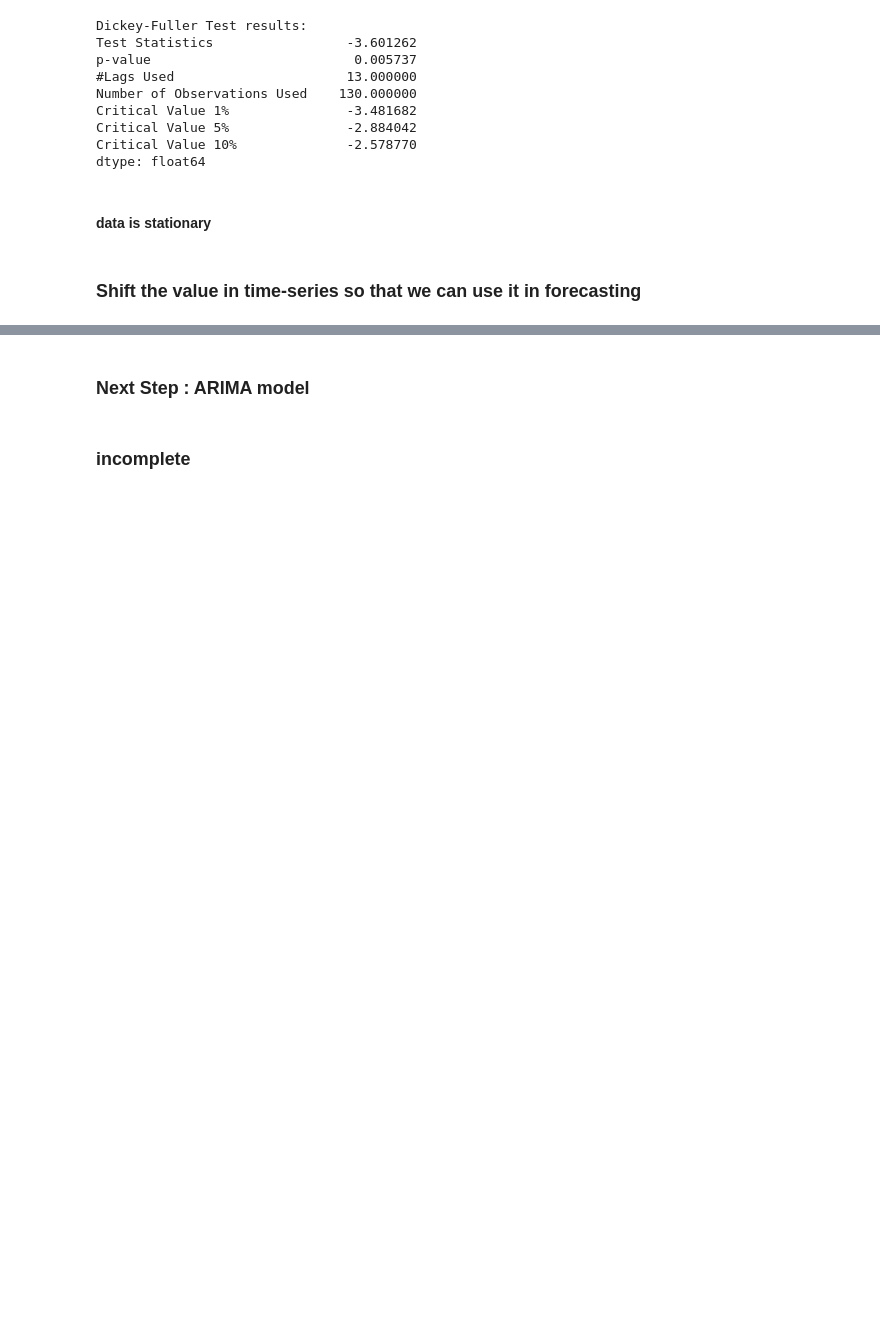
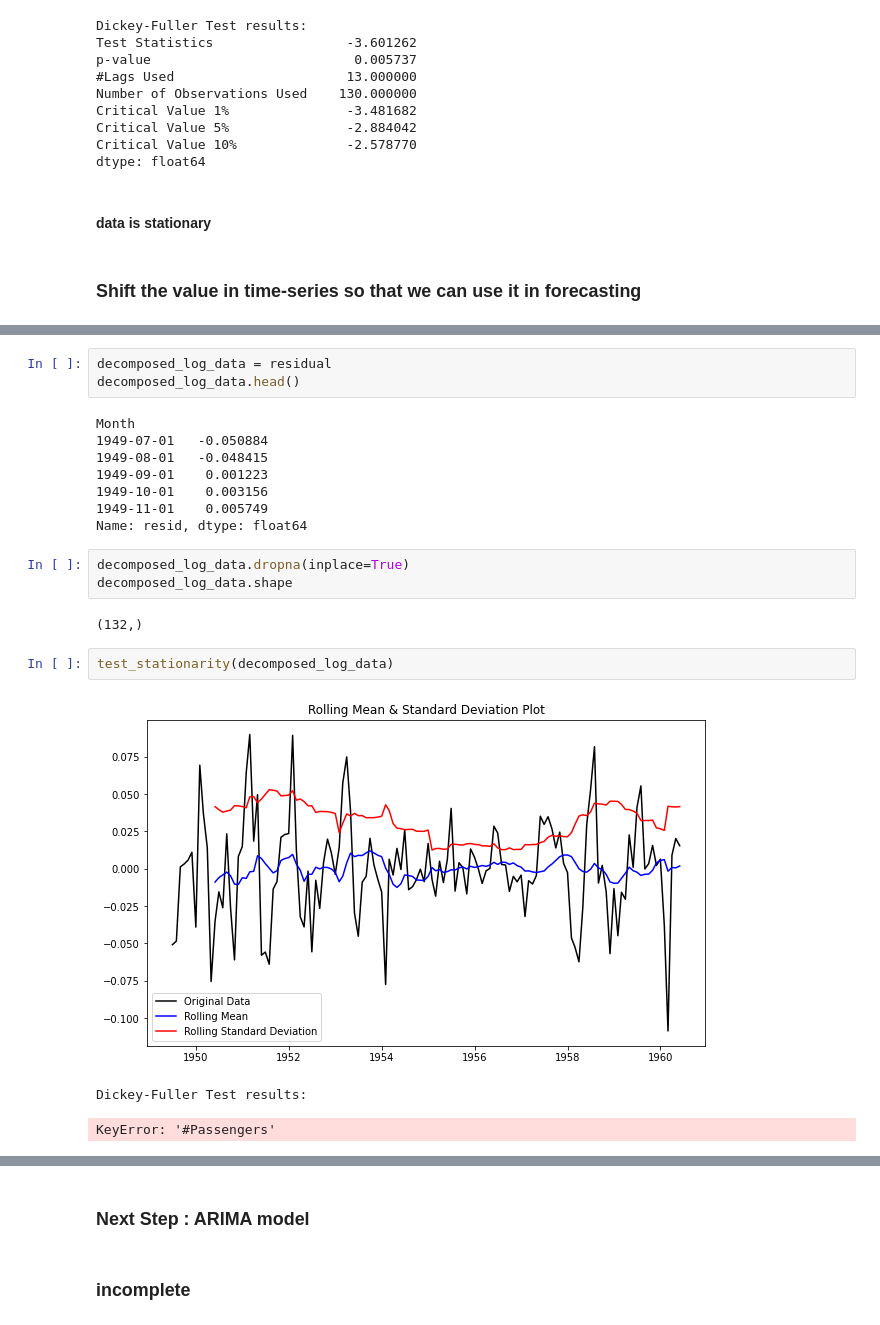
Before and after one commit to emddarn/time-series-prediction, a Jupyter notebook: time_series_prediction.ipynb, the cells around one changed output, grey strips where cells are left out. Saved outputs shown, nothing was run; the diff lists cells and outputs as text; blank space fills up the shorter version.

```diff
--- a/time_series_prediction.ipynb
+++ b/time_series_prediction.ipynb
@@ -209,0 +280,22 @@ dtype: float64
+# %%
+decomposed_log_data = residual
+decomposed_log_data.head()
+# %% [output]
+Month
+1949-07-01   -0.050884
+1949-08-01   -0.048415
+1949-09-01    0.001223
+1949-10-01    0.003156
+1949-11-01    0.005749
+Name: resid, dtype: float64
+# %%
+decomposed_log_data.dropna(inplace=True)
+decomposed_log_data.shape
+# %% [output]
+(132,)
+# %%
+test_stationarity(decomposed_log_data)
+# %% [output]
+[figure, added]
+Dickey-Fuller Test results:
+KeyError: '#Passengers'
```
Also changed, not shown: parts of 8 cells of this notebook.
